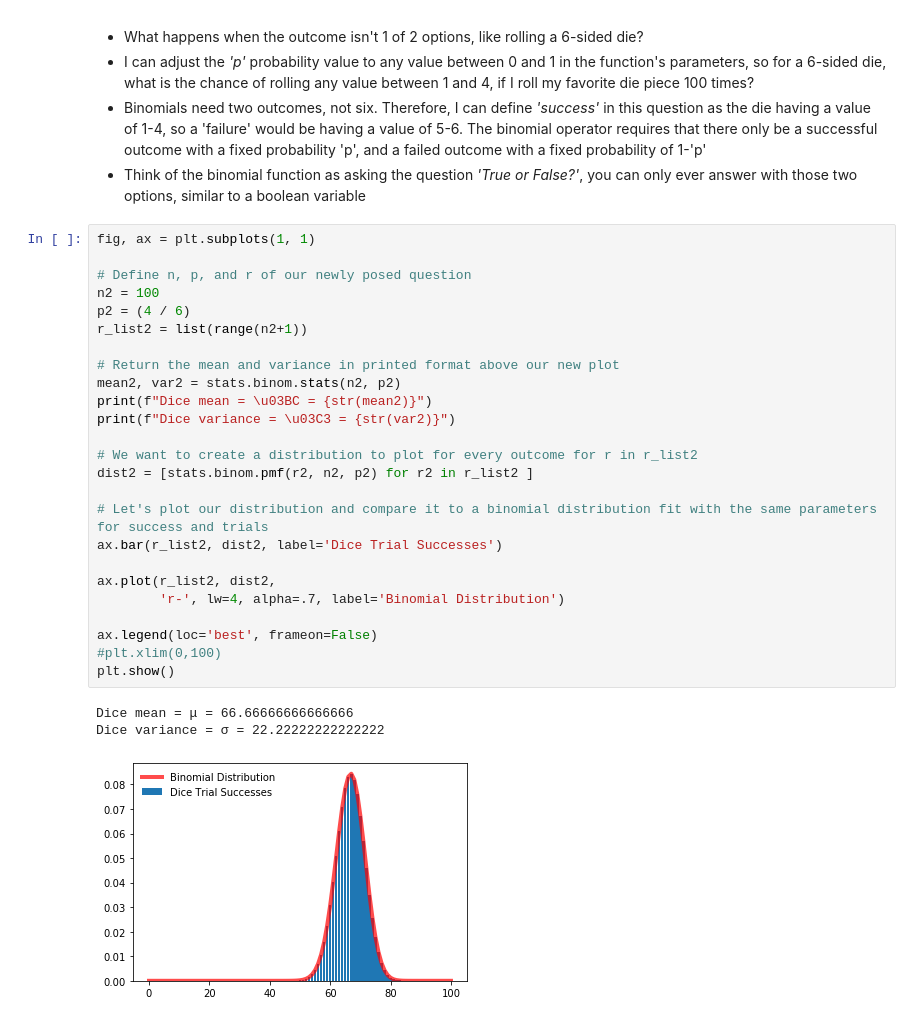
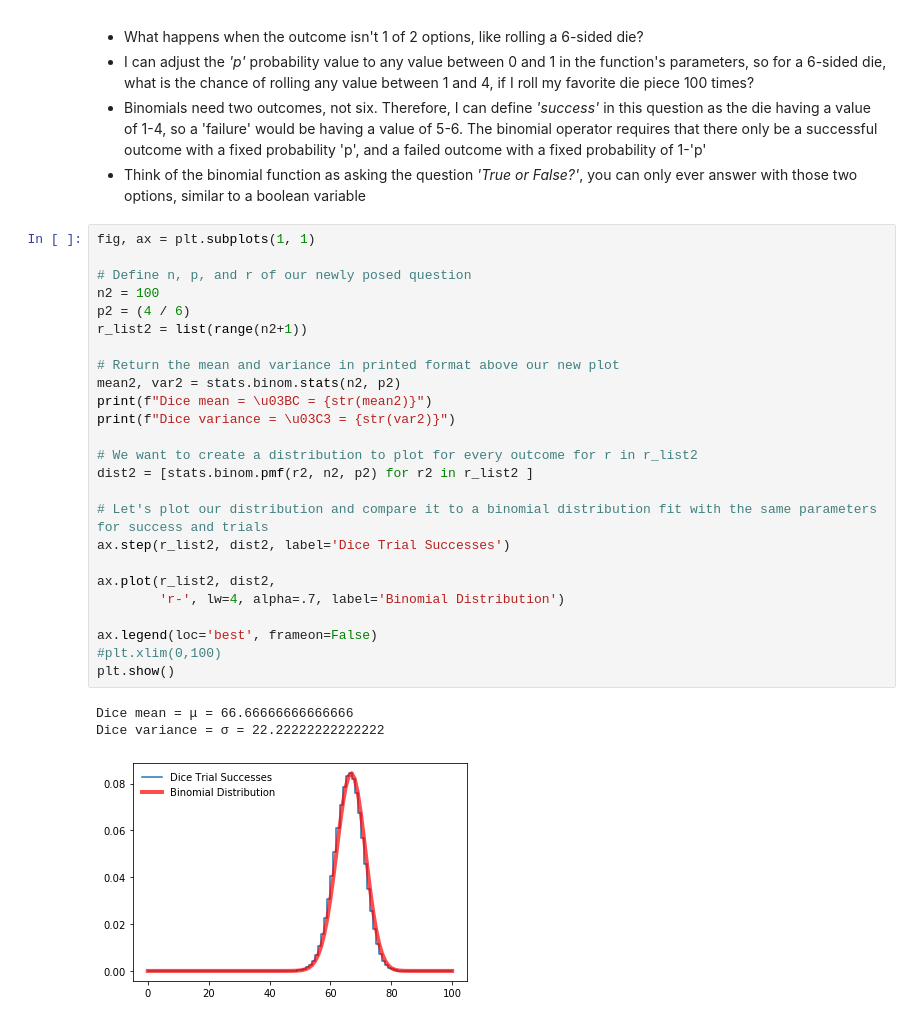
Before and after one commit to jbc1216/434-Portfolio, a Jupyter notebook: Finch-Carr-Lab01.ipynb, the cells around one changed output. Drawn from its saved outputs; the diff is of its cells as text.

```diff
--- a/Finch-Carr-Lab01.ipynb
+++ b/Finch-Carr-Lab01.ipynb
@@ -170,31 +194,31 @@ Coin variance = σ = 2.5
 # %%
 fig, ax = plt.subplots(1, 1)
 
 # Define n, p, and r of our newly posed question
 n2 = 100
 p2 = (4 / 6)
 r_list2 = list(range(n2+1))
 
 # Return the mean and variance in printed format above our new plot
 mean2, var2 = stats.binom.stats(n2, p2)
 print(f"Dice mean = \u03BC = {str(mean2)}")
 print(f"Dice variance = \u03C3 = {str(var2)}")
 
 # We want to create a distribution to plot for every outcome for r in r_list2
 dist2 = [stats.binom.pmf(r2, n2, p2) for r2 in r_list2 ]
 
 # Let's plot our distribution and compare it to a binomial distribution fit with the same parameters for success and trials
-ax.bar(r_list2, dist2, label='Dice Trial Successes')
+ax.step(r_list2, dist2, label='Dice Trial Successes')
 
 ax.plot(r_list2, dist2,
         'r-', lw=4, alpha=.7, label='Binomial Distribution')
 
 ax.legend(loc='best', frameon=False)
 #plt.xlim(0,100)
 plt.show()
 # %% [output]
 Dice mean = μ = 66.66666666666666
 Dice variance = σ = 22.22222222222222
-[figure, old version]
+[figure, new version]
 # %% [markdown]
 - Now I must interpret the massive amount of potential results on our plot
```
Also changed, not shown: parts of 12 cells of this notebook.
